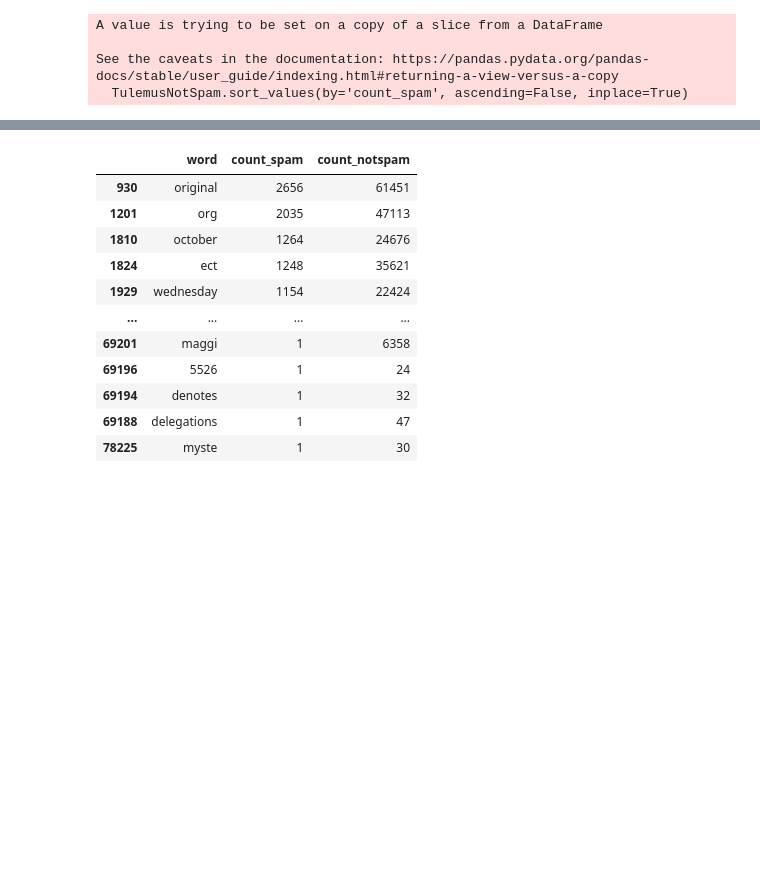
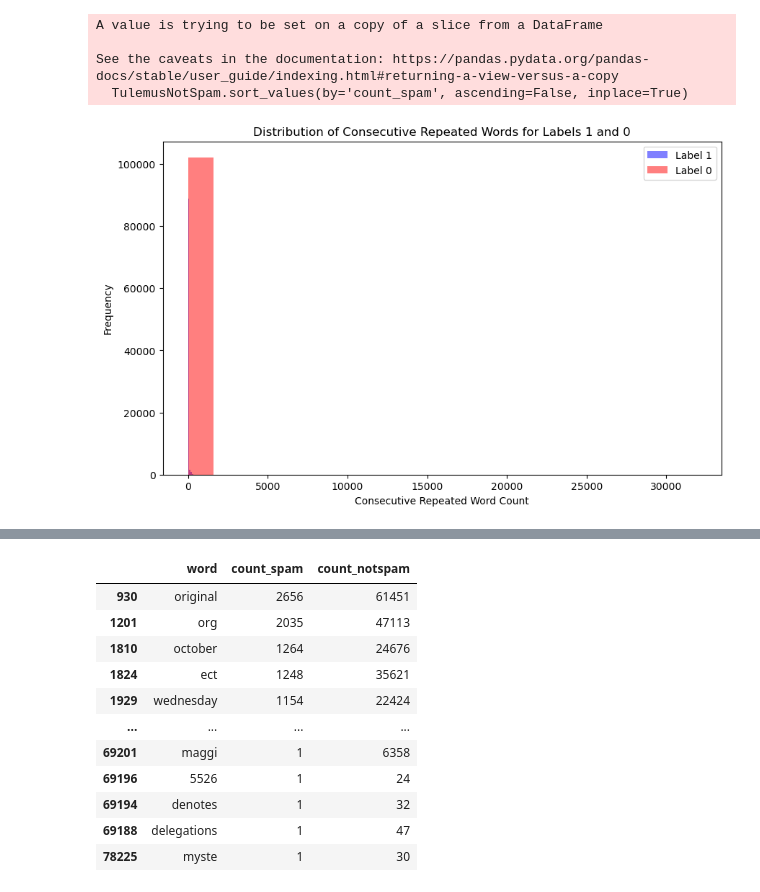
Before and after one commit to RaivoPoisu/SpamMail5, a Jupyter notebook: Analyse.ipynb, the cells around one changed output, grey strips where cells are left out. Drawn from its saved outputs; the diff is of its cells as text; code cells hidden in the pictures; blank space fills up the shorter version.

```diff
--- a/Analyse.ipynb
+++ b/Analyse.ipynb
@@ -100,3 +112,44 @@ A value is trying to be set on a copy of a slice from a DataFrame
 
 See the caveats in the documentation: https://pandas.pydata.org/pandas-docs/stable/user_guide/indexing.html#returning-a-view-versus-a-copy
   TulemusNotSpam.sort_values(by='count_spam', ascending=False, inplace=True)
+# %%
+import pandas as pd
+import numpy as np
+import matplotlib.pyplot as plt
+from collections import Counter
+import re
+
+# Assuming your DataFrame is called df with columns 'text' and 'label'
+
+# Function to count consecutive repeated words in a sentence
+def count_consecutive_repeated_words(text):
+    words = text.split()
+    repeated_count = 0
+    for i in range(1, len(words)):
+        if words[i] == words[i-1]:  # Check if the current word is the same as the previous one
+            repeated_count += 1
+    return repeated_count
+
+# Preprocess and create a new column with the count of consecutive repeated words
+SpamDataAnalyse['repeated_word_count'] = SpamDataAnalyse['text'].apply(count_consecutive_repeated_words)
+
+# Split the DataFrame into two: one for label 1 and one for label 0
+df_label_1 = SpamDataAnalyse[SpamDataAnalyse['label'] == 1]
+df_label_0 = SpamDataAnalyse[SpamDataAnalyse['label'] == 0]
+
+# Plotting the correlation of repeated word counts
+plt.figure(figsize=(10, 6))
+
+# Plot for label 1
+plt.hist(df_label_1['repeated_word_count'], bins=20, alpha=0.5, label="Label 1", color='blue')
+
+# Plot for label 0
+plt.hist(df_label_0['repeated_word_count'], bins=20, alpha=0.5, label="Label 0", color='red')
+
+plt.xlabel('Consecutive Repeated Word Count')
+plt.ylabel('Frequency')
+plt.title('Distribution of Consecutive Repeated Words for Labels 1 and 0')
+plt.legend()
+plt.show()
+# %% [output]
+[figure, added]
```
Also changed, not shown: parts of 2 cells of this notebook, 5 other files.
